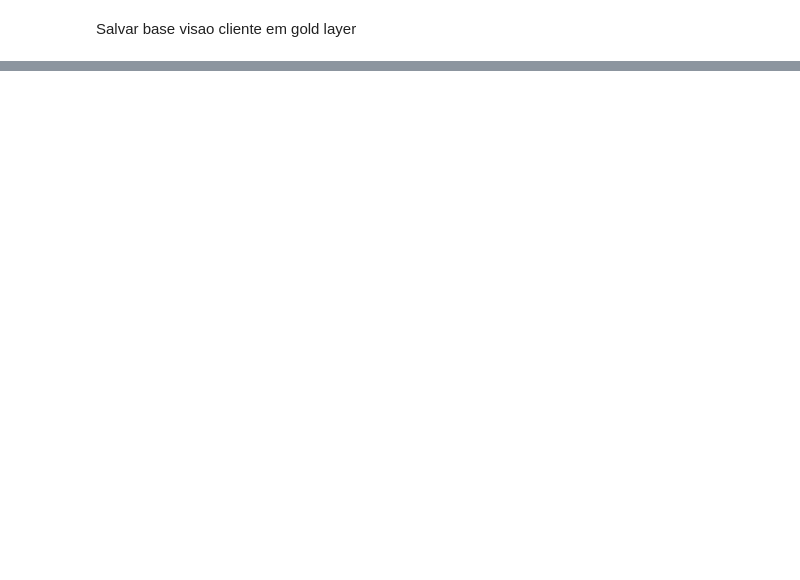
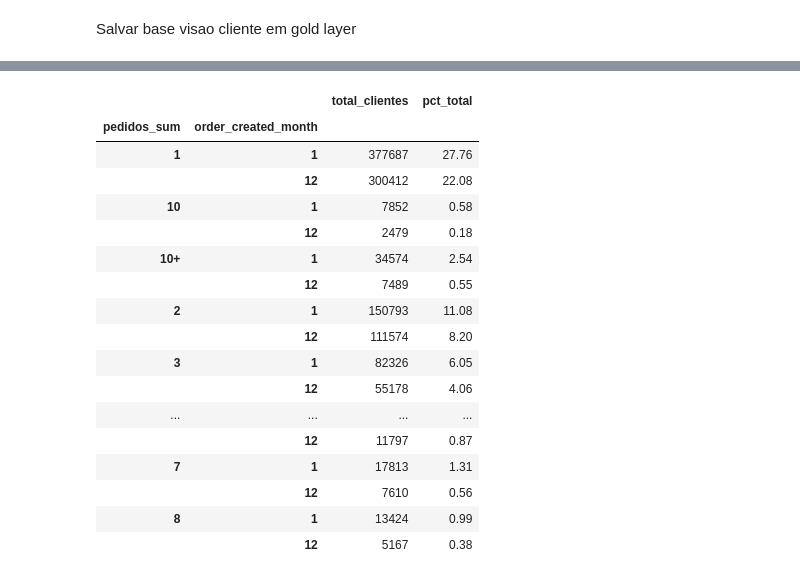
Before and after one commit to elianezanlorense/ifood_cs, a Jupyter notebook: code/notebook/01.load_data.ipynb, the cells around one changed output, grey strips where cells are left out. Saved outputs shown, nothing was run; the diff lists cells and outputs as text; code cells hidden in the pictures; blank space fills up the shorter version.

Commit message:
Add summary of pedidos at the beggining

```diff
--- a/code/notebook/01.load_data.ipynb
+++ b/code/notebook/01.load_data.ipynb
@@ -147,3 +192,3 @@ Uma linha por cliente, com as variaveis necessarias
 # %%
-df_pub_un = df_publico[["customer_id",'origin_platform',"is_target", "order_created_month", "num_pedidos_mes", "num_pedidos_hist",'total_amount_mes','ticket_medio']].drop_duplicates().reset_index(drop=True)
+df_pub_un = df_publico[["customer_id",'origin_platform',"is_target", "order_created_month", "num_pedidos_mes", "num_pedidos_hist",'total_amount_mes','ticket_medio','diff_days','pedidos_sum']].drop_duplicates().reset_index(drop=True)
 df_pub_un.head()
@@ -153,0 +219,27 @@ save_parquet(df_pub_un, "gold", "df_pub_un.parquet")
+# %%
+df_stats_mes = df_pub_un.groupby(['pedidos_sum','order_created_month']).agg(
+    total_clientes=('customer_id', 'nunique')
+).round(2)
+
+df_stats_mes['pct_total'] = (df_stats_mes['total_clientes'] / df_stats_mes['total_clientes'].sum() * 100).round(2)
+
+df_stats_mes.head(20)
+# %% [output]
+|  |  | total_clientes | pct_total |
+| pedidos_sum | order_created_month |  |  |
+| 1 | 1 | 377687 | 27.76 |
+|  | 12 | 300412 | 22.08 |
+| 10 | 1 | 7852 | 0.58 |
+|  | 12 | 2479 | 0.18 |
+| 10+ | 1 | 34574 | 2.54 |
+|  | 12 | 7489 | 0.55 |
+| 2 | 1 | 150793 | 11.08 |
+|  | 12 | 111574 | 8.20 |
+| 3 | 1 | 82326 | 6.05 |
+|  | 12 | 55178 | 4.06 |
+| ... | ... | ... | ... |
+|  | 12 | 11797 | 0.87 |
+| 7 | 1 | 17813 | 1.31 |
+|  | 12 | 7610 | 0.56 |
+| 8 | 1 | 13424 | 0.99 |
+|  | 12 | 5167 | 0.38 |
```
Also changed, not shown: parts of 9 cells of this notebook.
